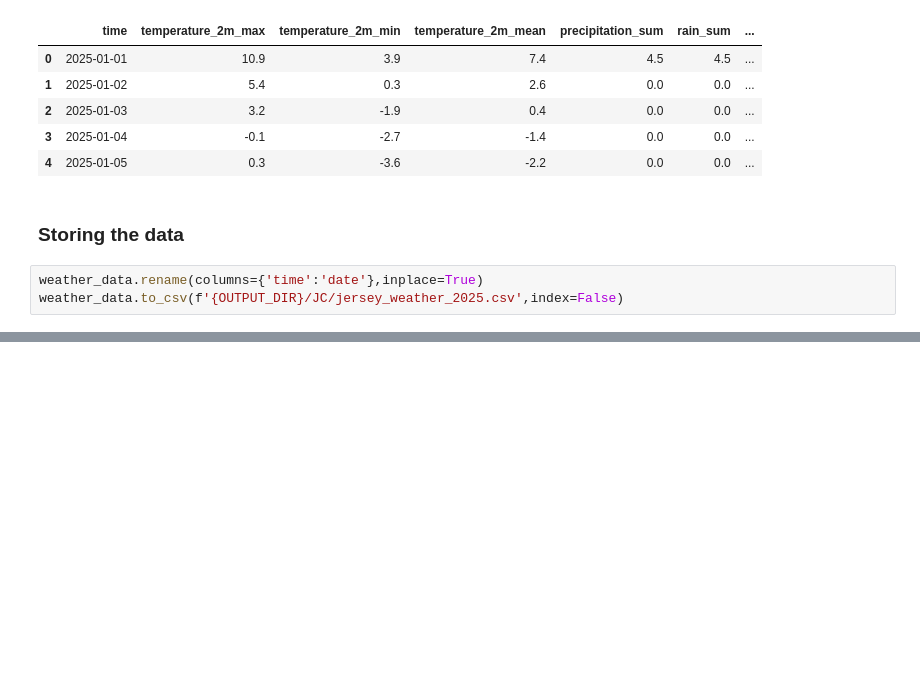
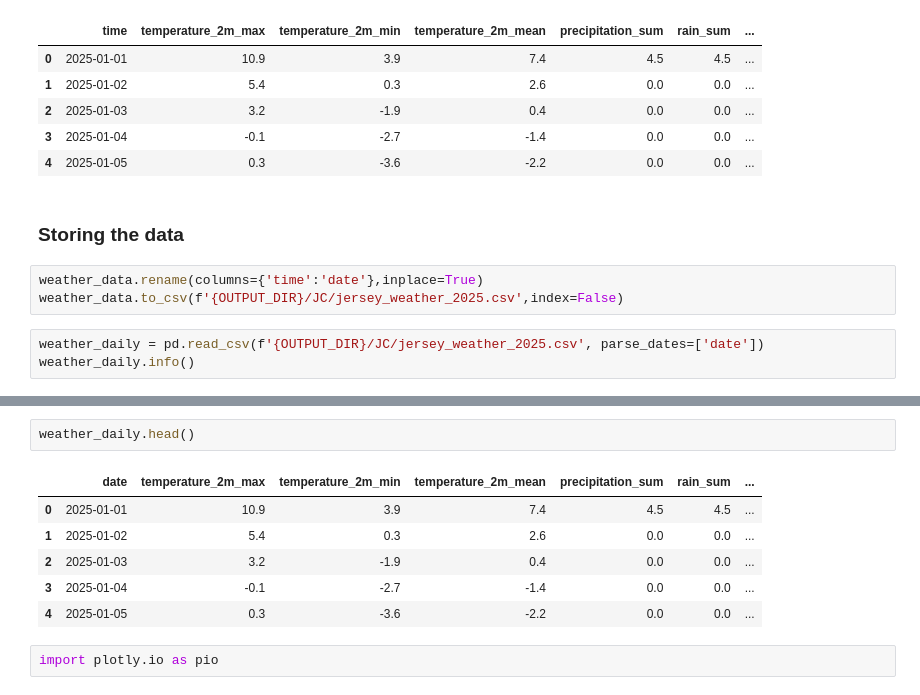
Before and after one commit to StellaMalakyan/citibike_analysis, a Jupyter notebook: notebooks/3_Weather_Data.ipynb, the cells around one changed output, grey strips where cells are left out. Saved outputs shown, nothing was run; the diff lists cells and outputs as text; blank space fills up the shorter version.

```diff
--- a/notebooks/3_Weather_Data.ipynb
+++ b/notebooks/3_Weather_Data.ipynb
@@ -67,3 +67,6 @@ weather_data.head()
 # %%
 weather_data.rename(columns={'time':'date'},inplace=True)
 weather_data.to_csv(f'{OUTPUT_DIR}/JC/jersey_weather_2025.csv',index=False)
+# %%
+weather_daily = pd.read_csv(f'{OUTPUT_DIR}/JC/jersey_weather_2025.csv', parse_dates=['date'])
+weather_daily.info()
@@ -69,0 +89,11 @@ weather_data.to_csv(f'{OUTPUT_DIR}/JC/jersey_weather_2025.csv',index=False)
+# %%
+weather_daily.head()
+# %% [output]
+|  | date | temperature_2m_max | temperature_2m_min | temperature_2m_mean | precipitation_sum | rain_sum | ... |
+| 0 | 2025-01-01 | 10.9 | 3.9 | 7.4 | 4.5 | 4.5 | ... |
+| 1 | 2025-01-02 | 5.4 | 0.3 | 2.6 | 0.0 | 0.0 | ... |
+| 2 | 2025-01-03 | 3.2 | -1.9 | 0.4 | 0.0 | 0.0 | ... |
+| 3 | 2025-01-04 | -0.1 | -2.7 | -1.4 | 0.0 | 0.0 | ... |
+| 4 | 2025-01-05 | 0.3 | -3.6 | -2.2 | 0.0 | 0.0 | ... |
+# %%
+import plotly.io as pio
```
Also changed, not shown: parts of 12 cells of this notebook.
